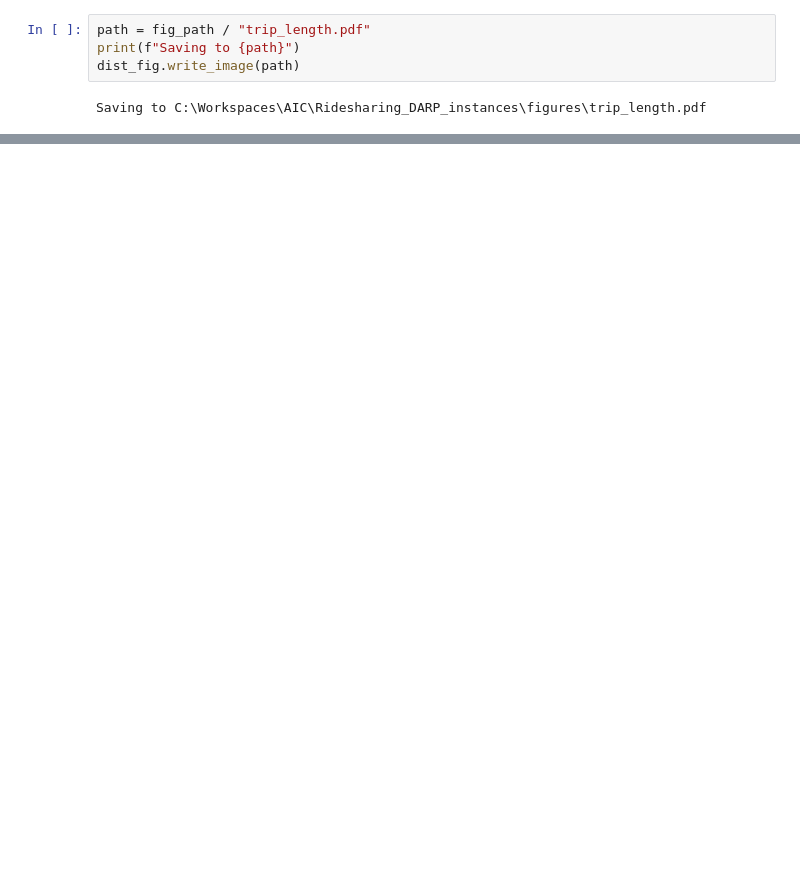
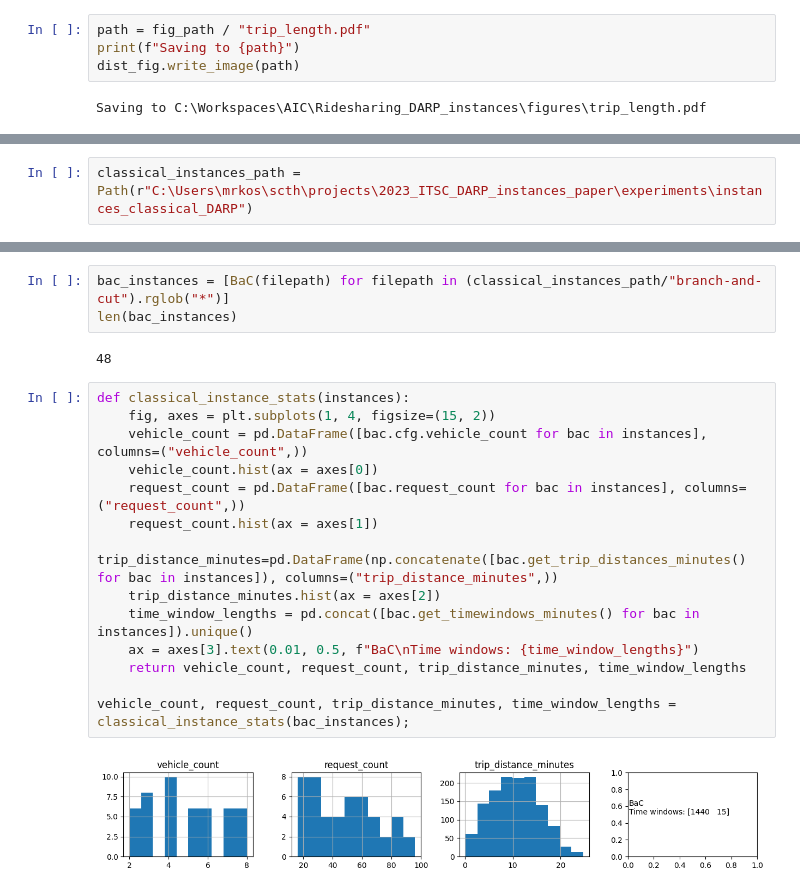
Before and after one commit to aicenter/Ridesharing_DARP_instances, a Jupyter notebook: python/nb/ITSC instance Figures.ipynb, the cells around one changed output, grey strips where cells are left out. Saved outputs shown, nothing was run; the diff lists cells and outputs as text; blank space fills up the shorter version.

Commit message:
Add classical darp instance analysis

```diff
--- a/python/nb/ITSC instance Figures.ipynb
+++ b/python/nb/ITSC instance Figures.ipynb
@@ -650,0 +705,2 @@ Saving to C:\Workspaces\AIC\Ridesharing_DARP_instances\figures\trip_length.pdf
+# %%
+classical_instances_path = Path(r"C:\Users\mrkos\scth\projects\2023_ITSC_DARP_instances_paper\experiments\instances_classical_DARP")
@@ -650,0 +772,21 @@ Saving to C:\Workspaces\AIC\Ridesharing_DARP_instances\figures\trip_length.pdf
+# %%
+bac_instances = [BaC(filepath) for filepath in (classical_instances_path/"branch-and-cut").rglob("*")]
+len(bac_instances)
+# %% [output]
+48
+# %%
+def classical_instance_stats(instances):
+    fig, axes = plt.subplots(1, 4, figsize=(15, 2))
+    vehicle_count = pd.DataFrame([bac.cfg.vehicle_count for bac in instances], columns=("vehicle_count",))
+    vehicle_count.hist(ax = axes[0])
+    request_count = pd.DataFrame([bac.request_count for bac in instances], columns=("request_count",))
+    request_count.hist(ax = axes[1])
+    trip_distance_minutes=pd.DataFrame(np.concatenate([bac.get_trip_distances_minutes() for bac in instances]), columns=("trip_distance_minutes",))
+    trip_distance_minutes.hist(ax = axes[2])
+    time_window_lengths = pd.concat([bac.get_timewindows_minutes() for bac in instances]).unique()
+    ax = axes[3].text(0.01, 0.5, f"BaC\nTime windows: {time_window_lengths}")
+    return vehicle_count, request_count, trip_distance_minutes, time_window_lengths
+
+vehicle_count, request_count, trip_distance_minutes, time_window_lengths = classical_instance_stats(bac_instances);
+# %% [output]
+[figure, added]
```
Also changed, not shown: parts of 20 cells of this notebook.
